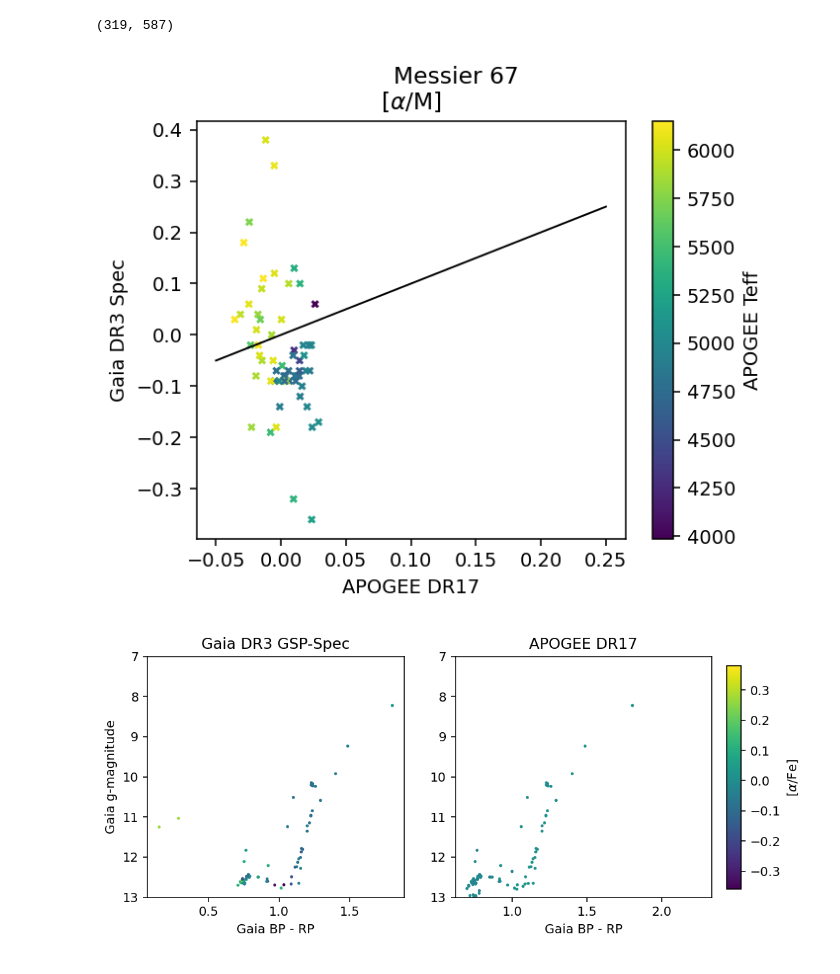
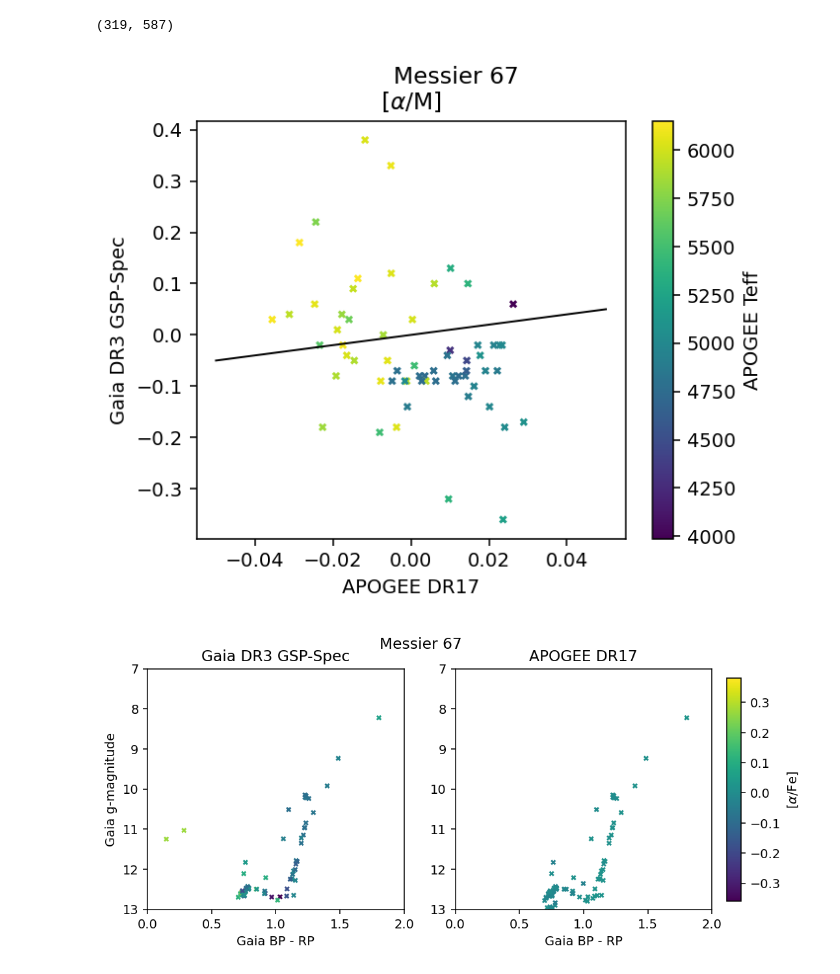
Before and after one commit to lodubay/gaia-sprint, a Jupyter notebook: compare_apogee.ipynb, the cells around one changed output. Cells and saved outputs as stored; diff of their text form; code cells hidden in the pictures.

Commit message:
plot tweaks

```diff
--- a/compare_apogee.ipynb
+++ b/compare_apogee.ipynb
@@ -542,38 +542,41 @@ M67.shape
 fig, ax = plt.subplots(dpi=140, figsize=(5, 4))
 pc = ax.scatter(M67["ALPHA_M"], M67["alphafe_gspspec"], c=M67["TEFF"], s=10, marker='x')
 fig.colorbar(pc, label="APOGEE Teff")
-ax.plot([-0.05, 0.25], [-0.05, 0.25], c='k', linewidth=1)
+ax.plot([-0.05, 0.05], [-0.05, 0.05], c='k', linewidth=1)
 ax.set_xlabel("APOGEE DR17")
-ax.set_ylabel("Gaia DR3 Spec")
+ax.set_ylabel("Gaia DR3 GSP-Spec")
 ax.set_title(r"[$\alpha$/M]")
 fig.suptitle("Messier 67")
 plt.show()
 # %% [output]
-[figure, old version]
+[figure, new version]
 # %%
 fig, axs = plt.subplots(1, 2, figsize=(8, 3.5), dpi=140)
 
-ms = 2
+ms = 10
 
 # colorbar
 fig.subplots_adjust(right=0.9)
 cax = plt.axes([0.92, 0.15, 0.02, 0.7])
 
 pc = axs[0].scatter(M67['bp_rp'], M67['phot_g_mean_mag'],
-               c=M67['alphafe_gspspec'], s=ms)
+               c=M67['alphafe_gspspec'], s=ms, marker='x')
 cbar = fig.colorbar(pc, cax, label=r'[$\alpha$/Fe]')
 axs[0].set_ylim((13, 7))
+axs[0].set_xlim((0, 2))
 axs[0].set_xlabel('Gaia BP - RP')
 axs[0].set_ylabel('Gaia g-magnitude')
 axs[0].set_title('Gaia DR3 GSP-Spec')
 
 axs[1].scatter(M67['bp_rp'], M67['phot_g_mean_mag'],
                c=M67['ALPHA_M'], s=ms, cmap=cbar.cmap,
-               norm=cbar.norm)
+               norm=cbar.norm, marker='x')
 axs[1].set_ylim((13, 7))
+axs[1].set_xlim((0, 2))
 axs[1].set_xlabel('Gaia BP - RP')
 axs[1].set_title('APOGEE DR17')
 
+fig.suptitle('Messier 67')
 plt.show()
 # %% [output]
-[figure, old version]
+[figure, new version]
```
Also changed, not shown: parts of 2 cells of this notebook.
